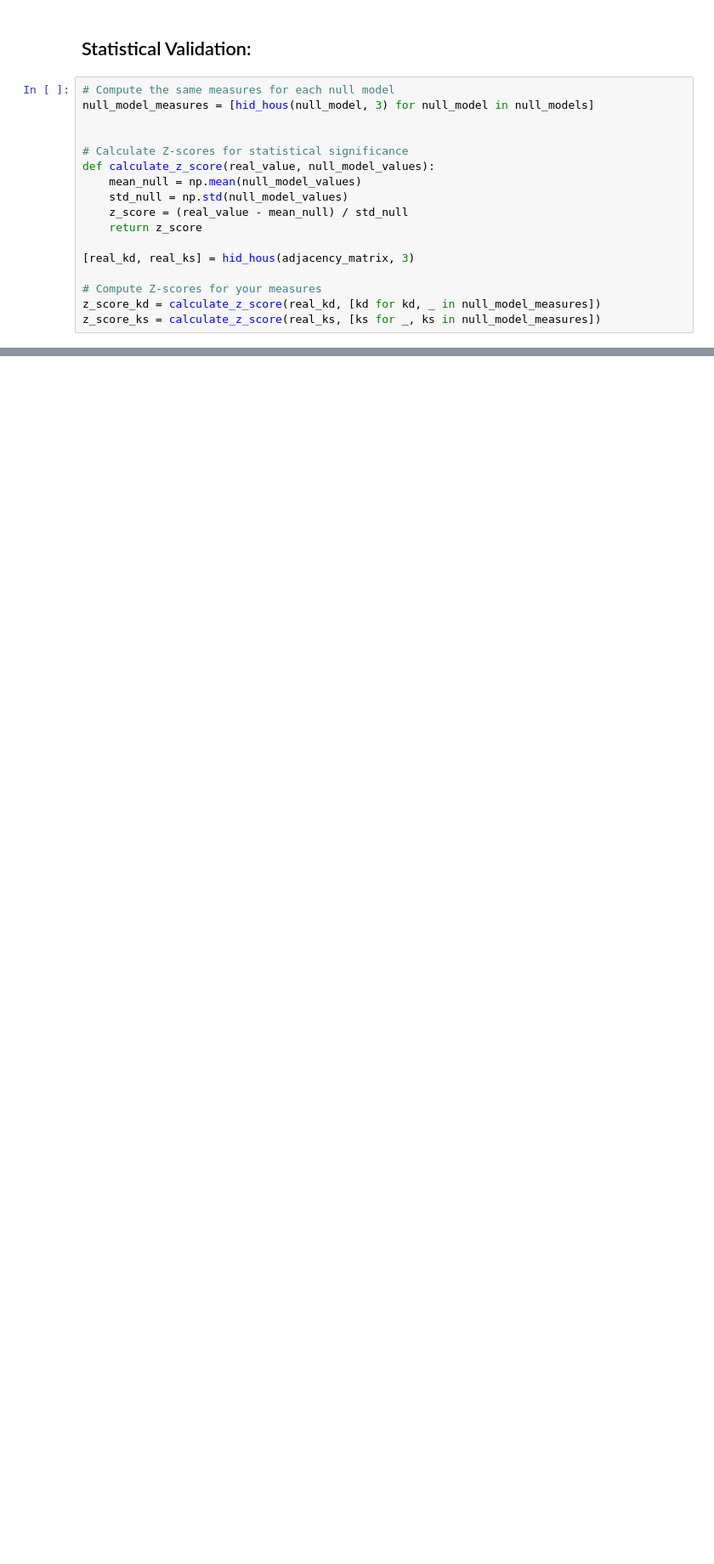
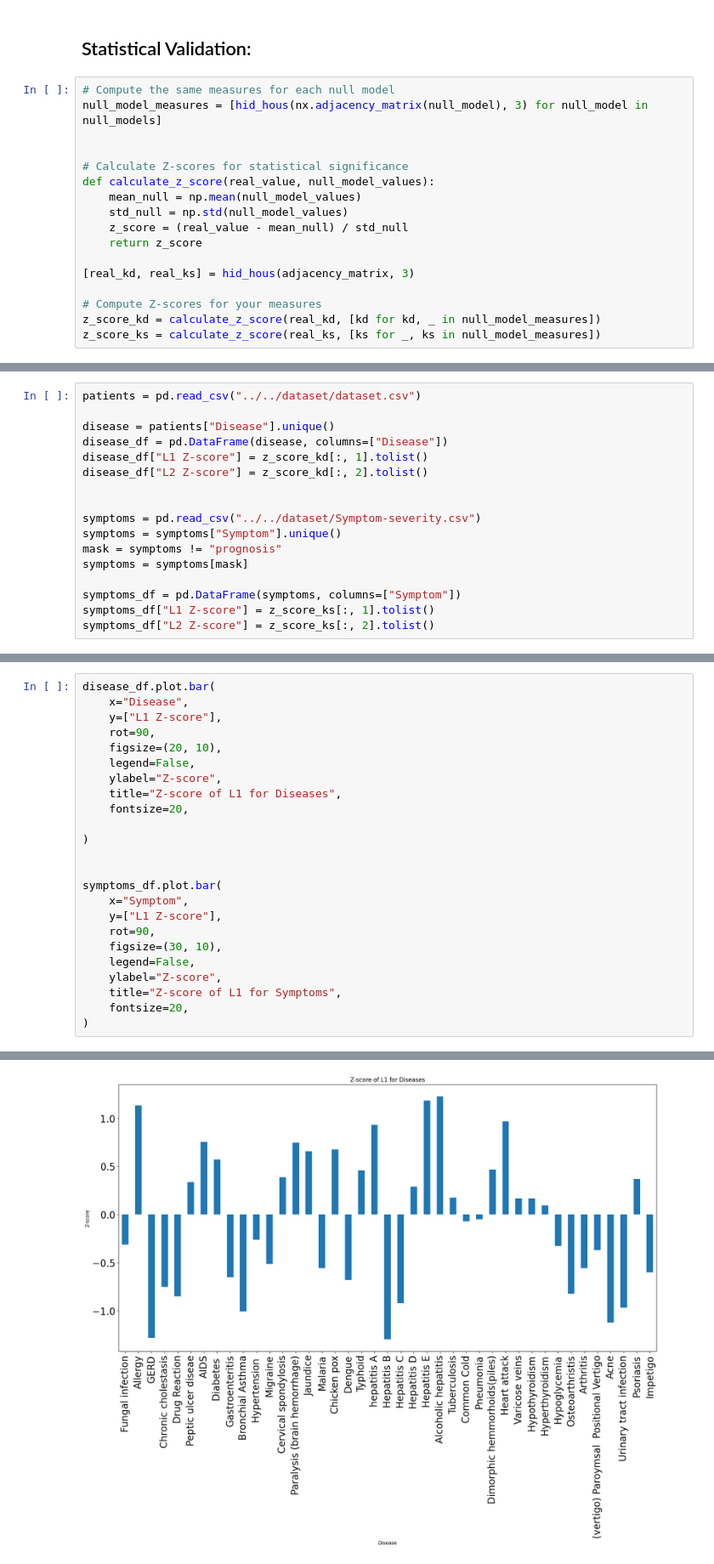
Before and after one commit to DavideLigari/disease-prediction, a Jupyter notebook: code/metrics_analysis/test_significance_S_D.ipynb, the cells around one changed output, grey strips where cells are left out. Shown at 85% size. Saved outputs shown, nothing was run; the diff lists cells and outputs as text; blank space fills up the shorter version.

```diff
--- a/code/metrics_analysis/test_significance_S_D.ipynb
+++ b/code/metrics_analysis/test_significance_S_D.ipynb
@@ -72,7 +49,7 @@ optimal_theta_U, optimal_theta_u = result.x
 ## Statistical Validation:
 # %%
 # Compute the same measures for each null model
-null_model_measures = [hid_hous(null_model, 3) for null_model in null_models]
+null_model_measures = [hid_hous(nx.adjacency_matrix(null_model), 3) for null_model in null_models]
 
 
 # Calculate Z-scores for statistical significance
@@ -89,0 +71,17 @@ z_score_ks = calculate_z_score(real_ks, [ks for _, ks in null_model_measures])
+# %%
+patients = pd.read_csv("../../dataset/dataset.csv")
+
+disease = patients["Disease"].unique()
+disease_df = pd.DataFrame(disease, columns=["Disease"])
+disease_df["L1 Z-score"] = z_score_kd[:, 1].tolist()
+disease_df["L2 Z-score"] = z_score_kd[:, 2].tolist()
+
+
+symptoms = pd.read_csv("../../dataset/Symptom-severity.csv")
+symptoms = symptoms["Symptom"].unique()
+mask = symptoms != "prognosis"
+symptoms = symptoms[mask]
+
+symptoms_df = pd.DataFrame(symptoms, columns=["Symptom"])
+symptoms_df["L1 Z-score"] = z_score_ks[:, 1].tolist()
+symptoms_df["L2 Z-score"] = z_score_ks[:, 2].tolist()
@@ -89,0 +90,25 @@ z_score_ks = calculate_z_score(real_ks, [ks for _, ks in null_model_measures])
+# %%
+disease_df.plot.bar(
+    x="Disease",
+    y=["L1 Z-score"],
+    rot=90,
+    figsize=(20, 10),
+    legend=False,
+    ylabel="Z-score",
+    title="Z-score of L1 for Diseases",
+    fontsize=20,
+
+)
+
+
+symptoms_df.plot.bar(
+    x="Symptom",
+    y=["L1 Z-score"],
+    rot=90,
+    figsize=(30, 10),
+    legend=False,
+    ylabel="Z-score",
+    title="Z-score of L1 for Symptoms",
+    fontsize=20,
+)
+# %% [output]
@@ -89,0 +116 @@ z_score_ks = calculate_z_score(real_ks, [ks for _, ks in null_model_measures])
+[figure, added]
```
Also changed, not shown: parts of 10 cells of this notebook.
